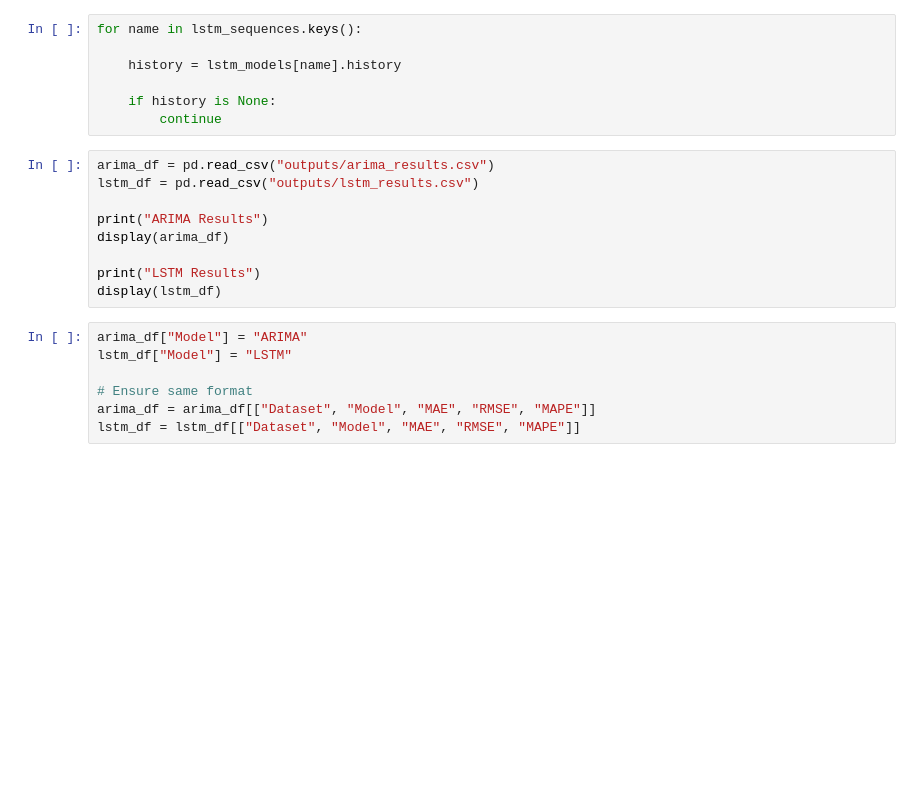
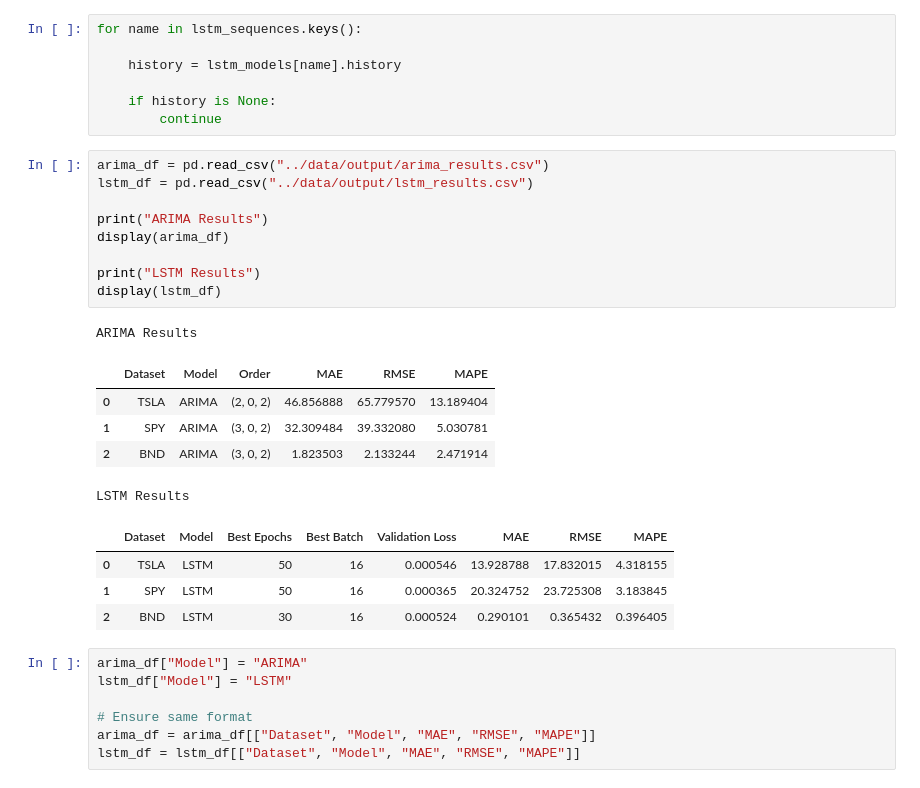
Before and after one commit to edent4313-star/portfolio-optimization, a Jupyter notebook: notebooks/02_Time_Series_Forecasting.ipynb, the cells around one changed output. Saved outputs shown, nothing was run; the diff lists cells and outputs as text; blank space fills up the shorter version.

```diff
--- a/notebooks/02_Time_Series_Forecasting.ipynb
+++ b/notebooks/02_Time_Series_Forecasting.ipynb
@@ -378,14 +662,25 @@ for name in lstm_sequences.keys():
     if history is None:
         continue
 # %%
-arima_df = pd.read_csv("outputs/arima_results.csv")
-lstm_df = pd.read_csv("outputs/lstm_results.csv")
+arima_df = pd.read_csv("../data/output/arima_results.csv")
+lstm_df = pd.read_csv("../data/output/lstm_results.csv")
 
 print("ARIMA Results")
 display(arima_df)
 
 print("LSTM Results")
 display(lstm_df)
+# %% [output]
+ARIMA Results
+|  | Dataset | Model | Order | MAE | RMSE | MAPE |
+| 0 | TSLA | ARIMA | (2, 0, 2) | 46.856888 | 65.779570 | 13.189404 |
+| 1 | SPY | ARIMA | (3, 0, 2) | 32.309484 | 39.332080 | 5.030781 |
+| 2 | BND | ARIMA | (3, 0, 2) | 1.823503 | 2.133244 | 2.471914 |
+LSTM Results
+|  | Dataset | Model | Best Epochs | Best Batch | Validation Loss | MAE | RMSE | MAPE |
+| 0 | TSLA | LSTM | 50 | 16 | 0.000546 | 13.928788 | 17.832015 | 4.318155 |
+| 1 | SPY | LSTM | 50 | 16 | 0.000365 | 20.324752 | 23.725308 | 3.183845 |
+| 2 | BND | LSTM | 30 | 16 | 0.000524 | 0.290101 | 0.365432 | 0.396405 |
 # %%
 arima_df["Model"] = "ARIMA"
 lstm_df["Model"] = "LSTM"
```
Also changed, not shown: parts of 24 cells of this notebook, 7 other files.
